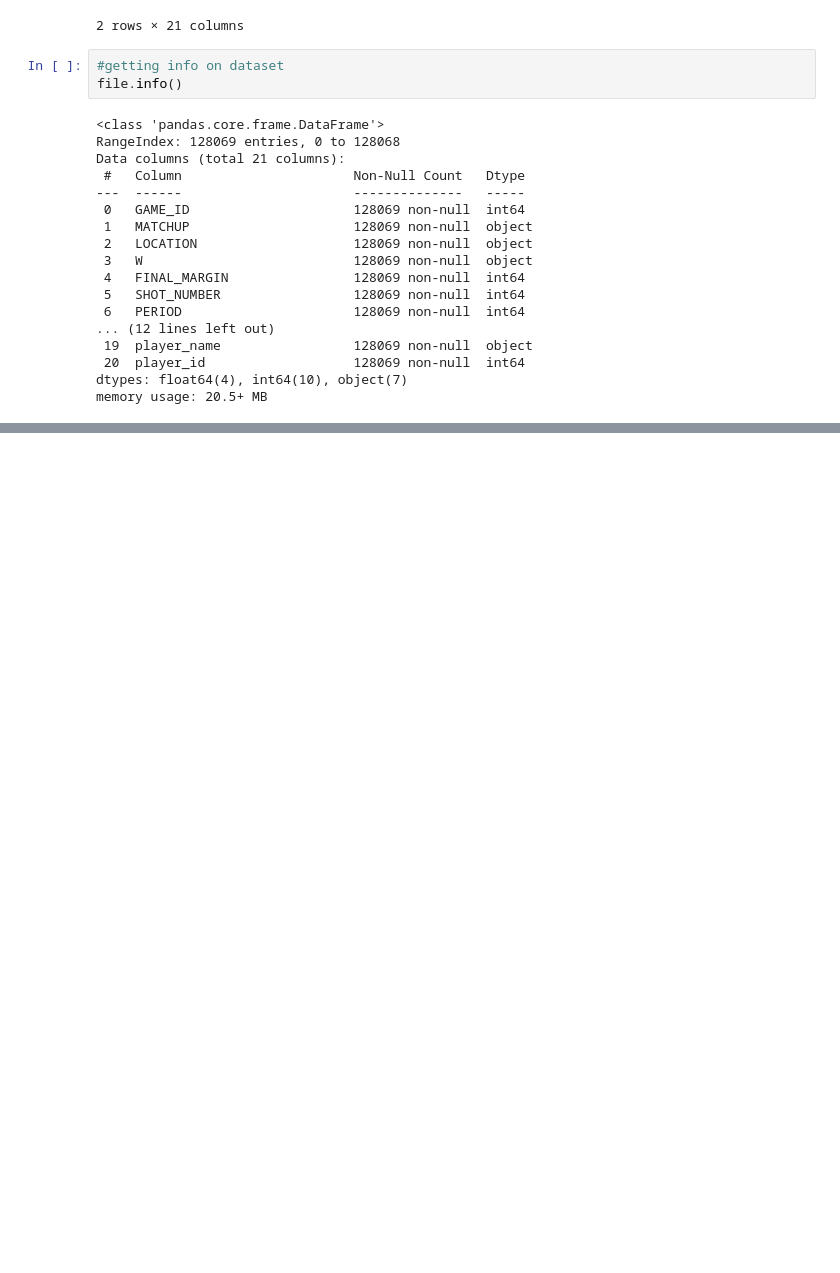
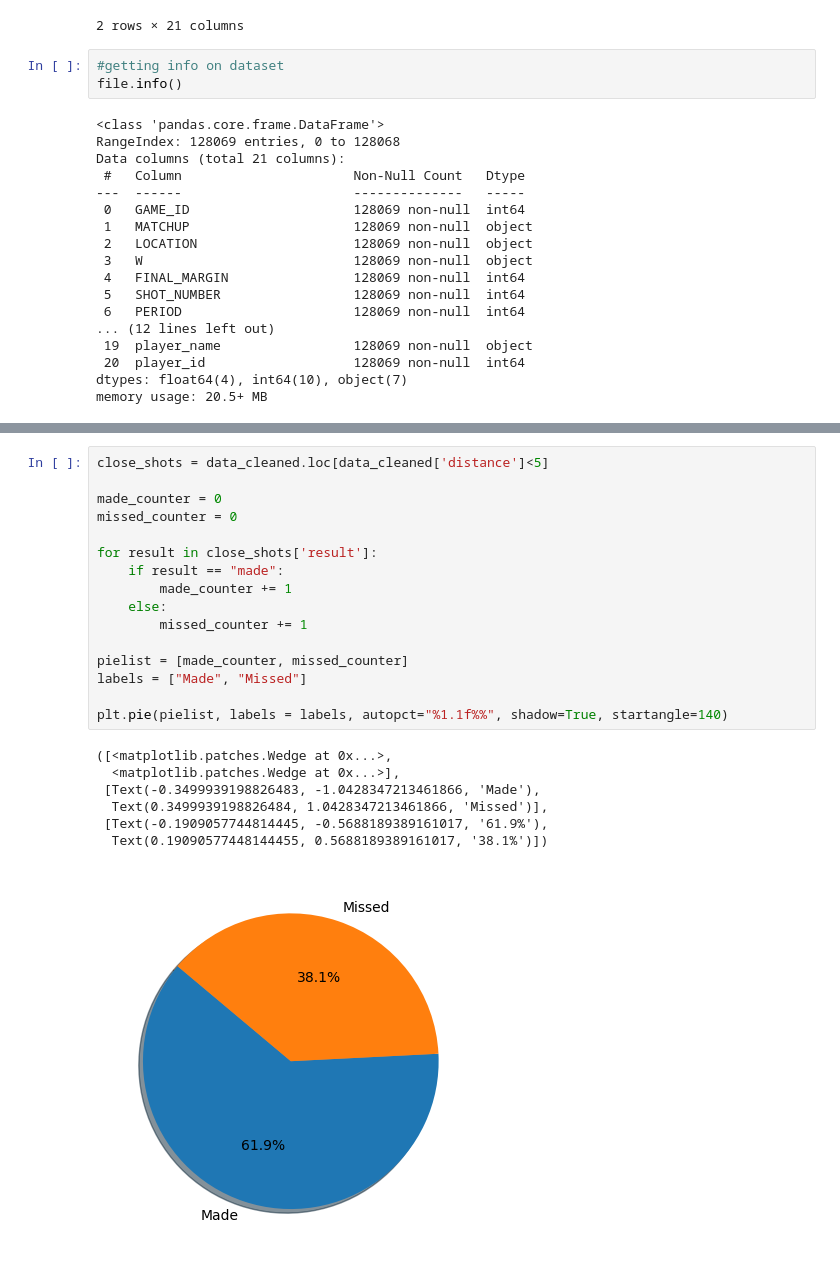
Before and after one commit to bearstmichael/proj1-group-3, a Jupyter notebook: nav.ipynb, the cells around one changed output, grey strips where cells are left out. Cells and saved outputs as stored; diff of their text form; blank space fills up the shorter version.

```diff
--- a/nav.ipynb
+++ b/nav.ipynb
@@ -41,0 +169,24 @@ InvalidIndexError: (['SHOT_RESULT'], ['SHOT_DIST'], ['SHOT_CLOCK'])
+# %%
+close_shots = data_cleaned.loc[data_cleaned['distance']<5]
+
+made_counter = 0
+missed_counter = 0
+
+for result in close_shots['result']:
+    if result == "made":
+        made_counter += 1
+    else:
+        missed_counter += 1
+
+pielist = [made_counter, missed_counter]
+labels = ["Made", "Missed"]
+
+plt.pie(pielist, labels = labels, autopct="%1.1f%%", shadow=True, startangle=140)
+# %% [output]
+([<matplotlib.patches.Wedge at 0x...>,
+  <matplotlib.patches.Wedge at 0x...>],
+ [Text(-0.3499939198826483, -1.0428347213461866, 'Made'),
+  Text(0.3499939198826484, 1.0428347213461866, 'Missed')],
+ [Text(-0.1909057744814445, -0.5688189389161017, '61.9%'),
+  Text(0.19090577448144455, 0.5688189389161017, '38.1%')])
+[figure, added]
```
Also changed, not shown: parts of 9 cells of this notebook.
